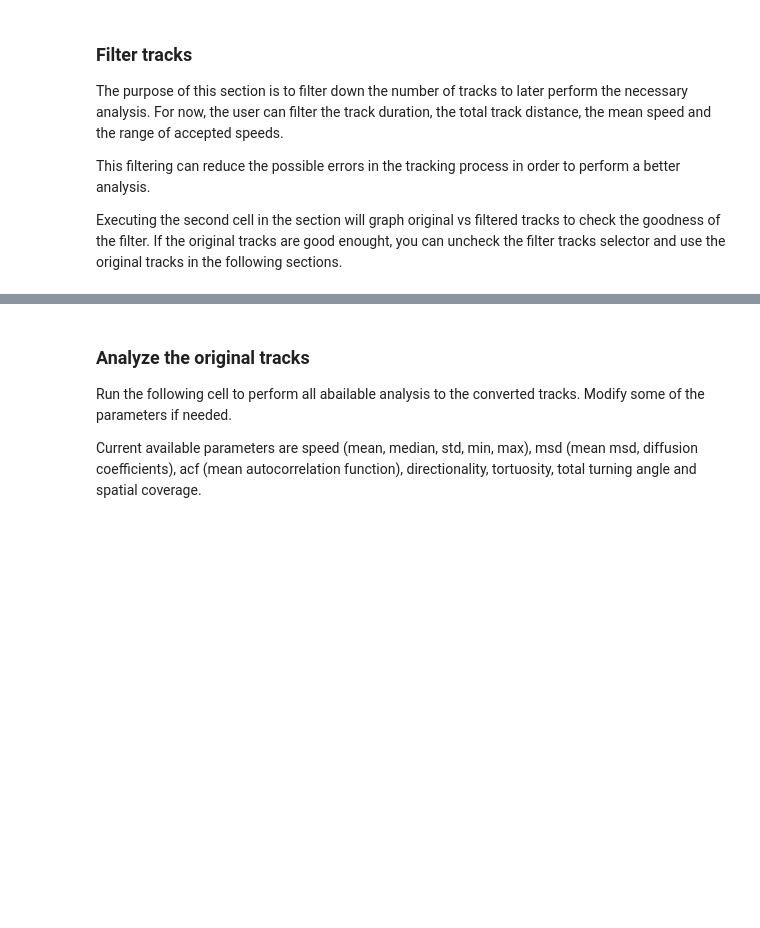
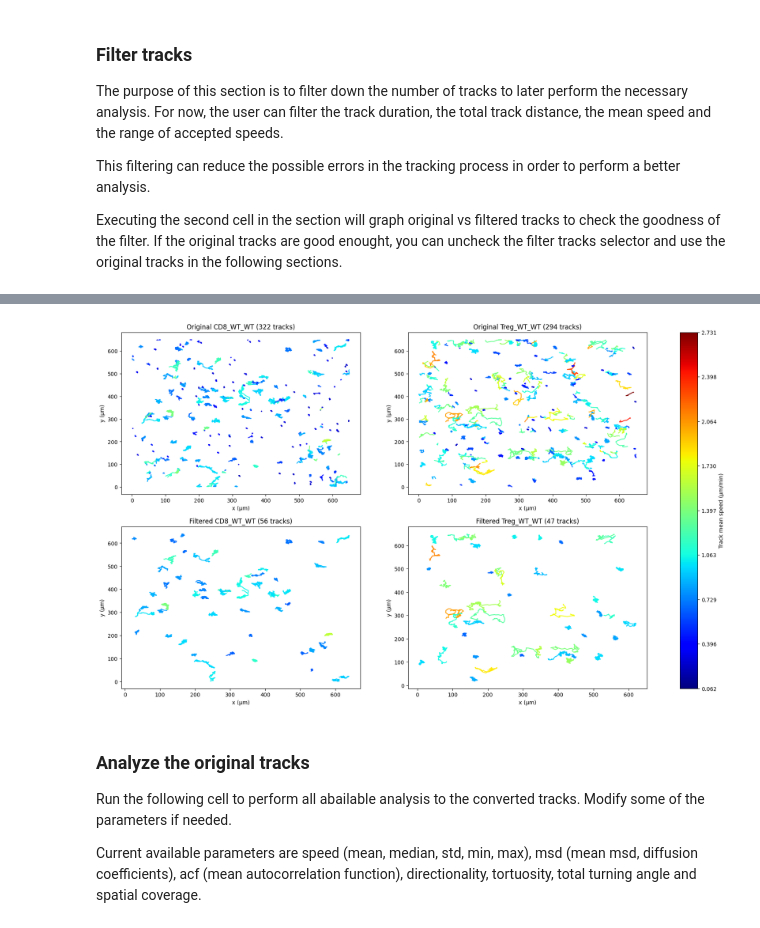
Before and after one commit to pcanaleta/tanalysis, a Jupyter notebook: trajectory_analysis.ipynb, the cells around one changed output, grey strips where cells are left out. Saved outputs shown, nothing was run; the diff lists cells and outputs as text; code cells hidden in the pictures; blank space fills up the shorter version.

```diff
--- a/trajectory_analysis.ipynb
+++ b/trajectory_analysis.ipynb
@@ -360,39 +361,42 @@ VBox(children=(Checkbox(value=True, description='Filter tracks'), IntRangeSlider
 #Run this function to preview some filtered analyzed data
 excel_dirname = fr"{exp}\{experiment.value}\{condition.value}\{timer.value}\Tracks\excel_tracks"
 cmap = mpl.colormaps['jet']
-fig, ax = plt.subplots(2,3) ###########################
+
+fig, ax = plt.subplots(2,fig_count) ###########################
 fig.set_figheight(12)
 fig.set_figwidth(22)
 col=0
 for file in os.listdir(excel_dirname):
     if os.path.isdir(os.path.join(excel_dirname, file)):
         continue
     path = os.path.join(excel_dirname, file)
     tracks, names = traj_analysis.filter_traj(path, filter_values=params)
     og_tracks, og_names = traj_analysis.get_traj(path)
     ids = np.unique(tracks.index.get_level_values(0))
     og_ids = np.unique(og_tracks.index.get_level_values(0))
     for id in ids:
         track = tracks.loc[id]
-        track_velocity = np.linalg.norm(np.diff(track.iloc[:,slice(1,None,1)], axis=0),axis=-1)/(timelapse.value)
-        mean_velocity = np.mean(track_velocity, axis=-1)/limits[2][1]
+        track_velocity = np.abs(np.diff(np.linalg.norm(track.iloc[:,slice(1, None, 1)], axis=1), axis=0))/timelapse.value
+        mean_velocity = np.nanmean(track_velocity, axis=0)/limits[2][1]
         ax[1,col].plot(np.asarray(track[['x']]), np.asarray(track[['y']]), color=cmap(mean_velocity))
         ax[1,col].set_xlabel('x (μm)')
         ax[1,col].set_ylabel('y (μm)')
         ax[1,col].set_title(f'Filtered {names} ({len(ids)} tracks)')
     for og_id in og_ids:
         og_track = og_tracks.loc[og_id]
-        track_velocity = np.linalg.norm(np.diff(np.asarray(og_track.iloc[:,slice(1,None,1)]), axis=0),axis=-1)/(timelapse.value)
-        mean_velocity = np.mean(track_velocity, axis=-1)/limits[2][1]
+        track_velocity = np.abs(np.diff(np.linalg.norm(og_track.iloc[:,slice(1, None, 1)], axis=1), axis=0))/timelapse.value
+        mean_velocity = np.nanmean(track_velocity, axis=0)/limits[2][1]
         ax[0,col].plot(np.asarray(og_track[['x']]), np.asarray(og_track[['y']]), color=cmap(mean_velocity))
         ax[0,col].set_xlabel('x (μm)')
         ax[0,col].set_ylabel('y (μm)')
         ax[0,col].set_title(f'Original {og_names} ({len(og_ids)} tracks)')
     col+=1
 
 sm = mpl.cm.ScalarMappable(cmap=cmap, norm=mpl.colors.Normalize(limits[2][0], limits[2][1]))
 plt.colorbar(sm, ax=ax, ticks=np.linspace(limits[2][0], limits[2][1], 9), label=f"Track mean speed (μm/{timelapse_units.value})")
 plt.show()
+# %% [output]
+[figure, added]
 # %% [markdown]
 ### Analyze the original tracks
 
```
Also changed, not shown: parts of 7 cells of this notebook, 1 other file.
